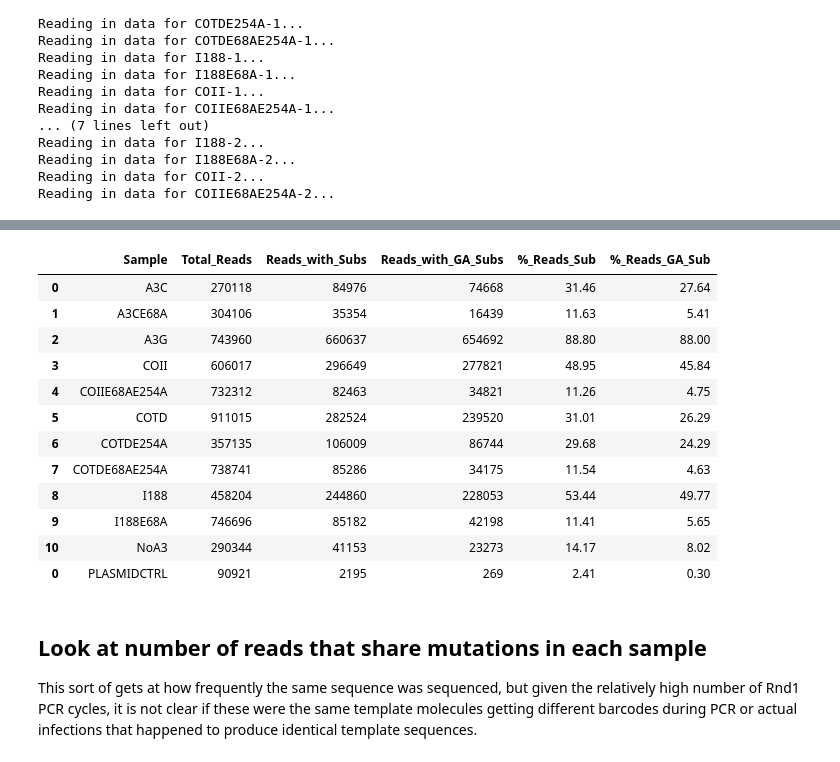
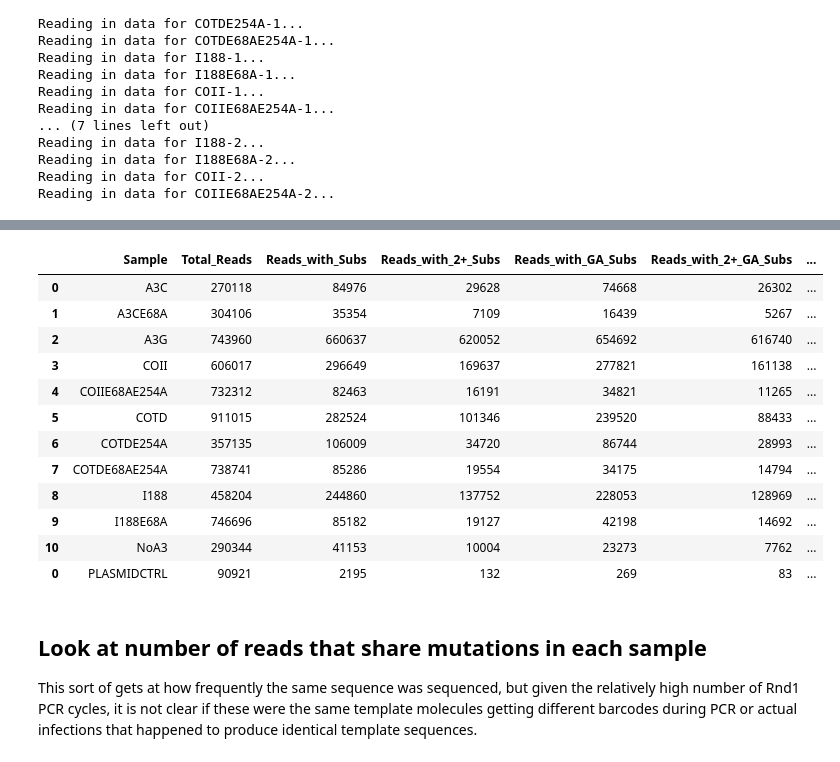
Before and after one commit to jbloomlab/SuperRestrictionFactor_Hypermutation, a Jupyter notebook: analysis_notebook.ipynb, the cells around one changed output, grey strips where cells are left out. Saved outputs shown, nothing was run; the diff lists cells and outputs as text; code cells hidden in the pictures.

```diff
--- a/analysis_notebook.ipynb
+++ b/analysis_notebook.ipynb
@@ -512,20 +512,27 @@ Reading in data for I188E68A-2...
 Reading in data for COII-2...
 Reading in data for COIIE68AE254A-2...
 # %%
-read_count_dict = {'Sample': [], 'Total_Reads': [], 'Reads_with_Subs': [], '%_Reads_Sub': [],
-                   'Reads_with_GA_Subs': [], '%_Reads_GA_Sub': []}
+read_count_dict = {'Sample': [], 'Total_Reads': [], 'Reads_with_Subs': [], 'Reads_with_2+_Subs': [],
+                   'Reads_with_GA_Subs': [], 'Reads_with_2+_GA_Subs': [], '%_Reads_Sub': [],
+                   '%_Reads_2+_Subs': [], '%_Reads_GA_Sub': [], '%_Reads_2+_GA_Subs': []}
 
 for sample in df_samplenames:
     sample_df = mutinfo_dfs[sample]
     sample_reads = len(sample_df)
     sample_sub_reads = len(sample_df[sample_df['n_subs'] > 0])
+    sample_2ormoresubs_reads = len(sample_df[sample_df['n_subs'] > 1])
     sample_ga_sub_reads = len(sample_df[sample_df['n_ga_subs'] > 0])
+    sample_2ormore_ga_subs_reads = len(sample_df[sample_df['n_ga_subs'] > 1])
     read_count_dict['Sample'].append(sample)
     read_count_dict['Total_Reads'].append(sample_reads)
     read_count_dict['Reads_with_Subs'].append(sample_sub_reads)
+    read_count_dict['Reads_with_2+_Subs'].append(sample_2ormoresubs_reads)
+    read_count_dict['Reads_with_GA_Subs'].append(sample_ga_sub_reads)
+    read_count_dict['Reads_with_2+_GA_Subs'].append(sample_2ormore_ga_subs_reads)
     read_count_dict['%_Reads_Sub'].append(round(sample_sub_reads/sample_reads*100, 2))
-    read_count_dict['Reads_with_GA_Subs'].append(sample_ga_sub_reads)
+    read_count_dict['%_Reads_2+_Subs'].append(round(sample_2ormoresubs_reads/sample_reads*100, 2))
     read_count_dict['%_Reads_GA_Sub'].append(round(sample_ga_sub_reads/sample_reads*100, 2))
+    read_count_dict['%_Reads_2+_GA_Subs'].append(round(sample_2ormore_ga_subs_reads/sample_reads*100, 2))
 read_count_df = pd.DataFrame.from_dict(read_count_dict, orient='columns')
 display(read_count_df)
 # %% [output]
@@ -549,38 +556,40 @@ display(read_count_df)
 # %%
 plasmid_read_counts = read_count_df.iloc[0]
 read_count_df_rep1 = read_count_df.iloc[1:12].copy()
 read_count_df_rep1['Sample'] = read_count_df_rep1['Sample'].str[:-2]
-read_count_df_rep1 = read_count_df_rep1.drop(['%_Reads_Sub', '%_Reads_GA_Sub'], axis=1)
+read_count_df_rep1 = read_count_df_rep1.drop(['%_Reads_Sub', '%_Reads_2+_Subs', '%_Reads_GA_Sub', '%_Reads_2+_GA_Subs'], axis=1)
 
 read_count_df_rep2 = read_count_df.iloc[12:].copy()
 read_count_df_rep2['Sample'] = read_count_df_rep2['Sample'].str[:-2]
 samples2 = read_count_df_rep2['Sample']
-read_count_df_rep2 = read_count_df_rep2.drop(['%_Reads_Sub', '%_Reads_GA_Sub'], axis=1)
+read_count_df_rep2 = read_count_df_rep2.drop(['%_Reads_Sub', '%_Reads_2+_Subs', '%_Reads_GA_Sub', '%_Reads_2+_GA_Subs'], axis=1)
 
-for col in ['Total_Reads', 'Reads_with_Subs', 'Reads_with_GA_Subs']:
+for col in ['Total_Reads', 'Reads_with_Subs', 'Reads_with_2+_Subs', 'Reads_with_GA_Subs', 'Reads_with_2+_GA_Subs']:
     read_count_df_rep1[col] = read_count_df_rep1[col].astype(int)
     read_count_df_rep2[col] = read_count_df_rep2[col].astype(int)
 
 
 read_counts_reps_summed = pd.concat([read_count_df_rep1, read_count_df_rep2]).groupby(['Sample']).sum().reset_index()
 read_counts_reps_summed['%_Reads_Sub'] = round((read_counts_reps_summed['Reads_with_Subs'] / read_counts_reps_summed['Total_Reads'])*100, 2)
+read_counts_reps_summed['%_Reads_2+_Subs'] = round((read_counts_reps_summed['Reads_with_2+_Subs'] / read_counts_reps_summed['Total_Reads'])*100, 2)
 read_counts_reps_summed['%_Reads_GA_Sub'] = round((read_counts_reps_summed['Reads_with_GA_Subs'] / read_counts_reps_summed['Total_Reads'])*100, 2)
+read_counts_reps_summed['%_Reads_2+_GA_Subs'] = round((read_counts_reps_summed['Reads_with_2+_GA_Subs'] / read_counts_reps_summed['Total_Reads'])*100, 2)
 read_counts_reps_summed = read_counts_reps_summed.append(plasmid_read_counts)
 display(read_counts_reps_summed)
 # %% [output]
-|  | Sample | Total_Reads | Reads_with_Subs | Reads_with_GA_Subs | %_Reads_Sub | %_Reads_GA_Sub |
-| 0 | A3C | 270118 | 84976 | 74668 | 31.46 | 27.64 |
-| 1 | A3CE68A | 304106 | 35354 | 16439 | 11.63 | 5.41 |
-| 2 | A3G | 743960 | 660637 | 654692 | 88.80 | 88.00 |
-| 3 | COII | 606017 | 296649 | 277821 | 48.95 | 45.84 |
-| 4 | COIIE68AE254A | 732312 | 82463 | 34821 | 11.26 | 4.75 |
-| 5 | COTD | 911015 | 282524 | 239520 | 31.01 | 26.29 |
-| 6 | COTDE254A | 357135 | 106009 | 86744 | 29.68 | 24.29 |
-| 7 | COTDE68AE254A | 738741 | 85286 | 34175 | 11.54 | 4.63 |
-| 8 | I188 | 458204 | 244860 | 228053 | 53.44 | 49.77 |
-| 9 | I188E68A | 746696 | 85182 | 42198 | 11.41 | 5.65 |
-| 10 | NoA3 | 290344 | 41153 | 23273 | 14.17 | 8.02 |
-| 0 | PLASMIDCTRL | 90921 | 2195 | 269 | 2.41 | 0.30 |
+|  | Sample | Total_Reads | Reads_with_Subs | Reads_with_2+_Subs | Reads_with_GA_Subs | Reads_with_2+_GA_Subs | ... |
+| 0 | A3C | 270118 | 84976 | 29628 | 74668 | 26302 | ... |
+| 1 | A3CE68A | 304106 | 35354 | 7109 | 16439 | 5267 | ... |
+| 2 | A3G | 743960 | 660637 | 620052 | 654692 | 616740 | ... |
+| 3 | COII | 606017 | 296649 | 169637 | 277821 | 161138 | ... |
+| 4 | COIIE68AE254A | 732312 | 82463 | 16191 | 34821 | 11265 | ... |
+| 5 | COTD | 911015 | 282524 | 101346 | 239520 | 88433 | ... |
+| 6 | COTDE254A | 357135 | 106009 | 34720 | 86744 | 28993 | ... |
+| 7 | COTDE68AE254A | 738741 | 85286 | 19554 | 34175 | 14794 | ... |
+| 8 | I188 | 458204 | 244860 | 137752 | 228053 | 128969 | ... |
+| 9 | I188E68A | 746696 | 85182 | 19127 | 42198 | 14692 | ... |
+| 10 | NoA3 | 290344 | 41153 | 10004 | 23273 | 7762 | ... |
+| 0 | PLASMIDCTRL | 90921 | 2195 | 132 | 269 | 83 | ... |
 # %% [markdown]
 ## Look at number of reads that share mutations in each sample
 
```
Also changed, not shown: parts of 12 cells of this notebook, 1 other file.
